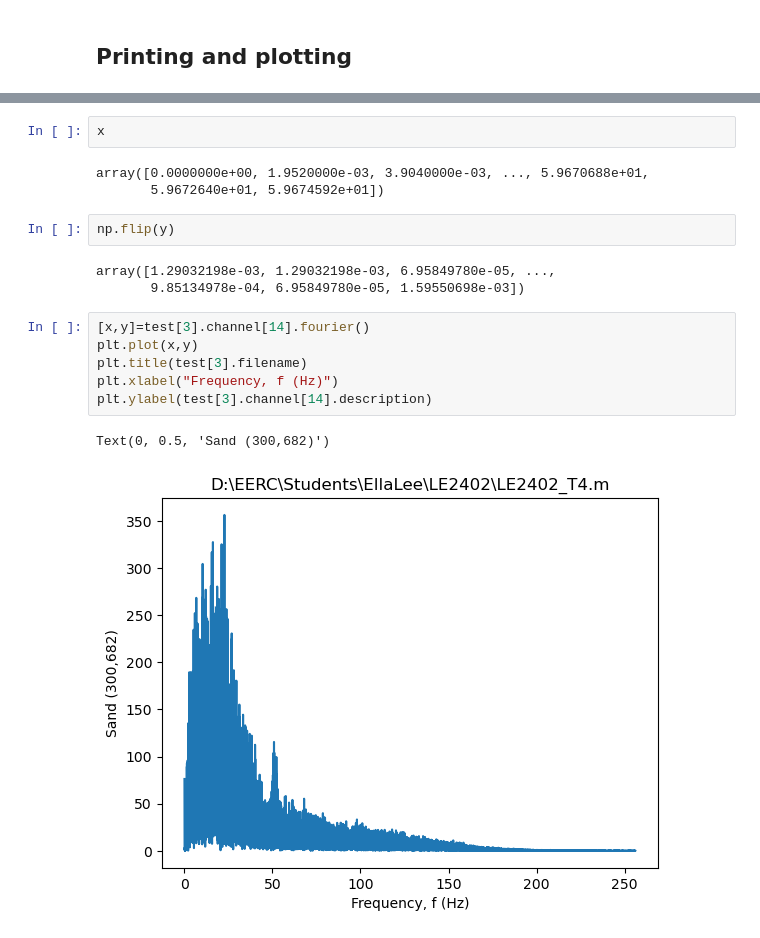
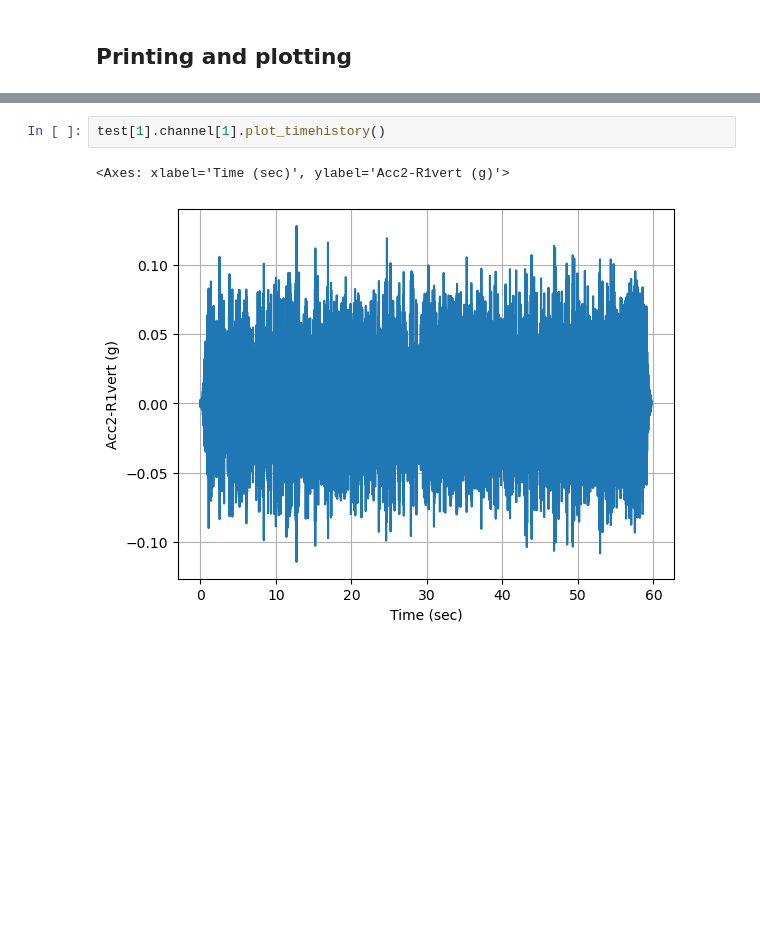
Before and after one commit to dkaramitros/pyDySP, a Jupyter notebook: example_equals.ipynb, the cells around one changed output, grey strips where cells are left out. Saved outputs shown, nothing was run; the diff lists cells and outputs as text; blank space fills up the shorter version.

Commit message:
added plot functionality

```diff
--- a/example_equals.ipynb
+++ b/example_equals.ipynb
@@ -132,19 +120,5 @@ plt.show()
-# %%
-x
-# %% [output]
-array([0.0000000e+00, 1.9520000e-03, 3.9040000e-03, ..., 5.9670688e+01,
-       5.9672640e+01, 5.9674592e+01])
-# %%
-np.flip(y)
-# %% [output]
-array([1.29032198e-03, 1.29032198e-03, 6.95849780e-05, ...,
-       9.85134978e-04, 6.95849780e-05, 1.59550698e-03])
-# %%
-[x,y]=test[3].channel[14].fourier()
-plt.plot(x,y)
-plt.title(test[3].filename)
-plt.xlabel("Frequency, f (Hz)")
-plt.ylabel(test[3].channel[14].description)
-# %% [output]
-Text(0, 0.5, 'Sand (300,682)')
-[figure, removed]
+# %%
+test[1].channel[1].plot_timehistory()
+# %% [output]
+<Axes: xlabel='Time (sec)', ylabel='Acc2-R1vert (g)'>
+[figure, added]
```
Also changed, not shown: parts of 5 cells of this notebook, 1 other file.
